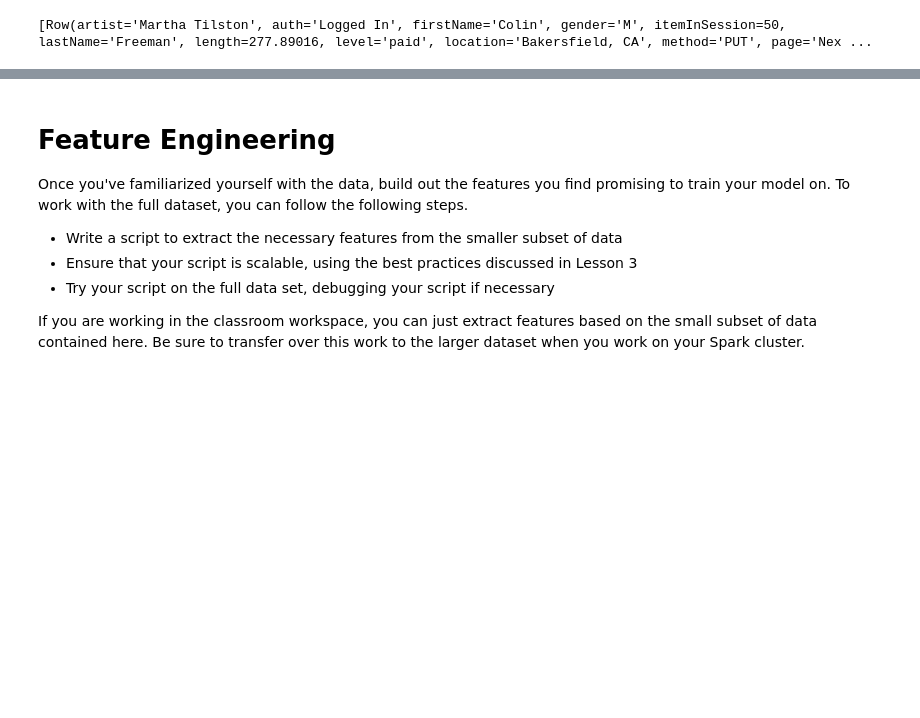
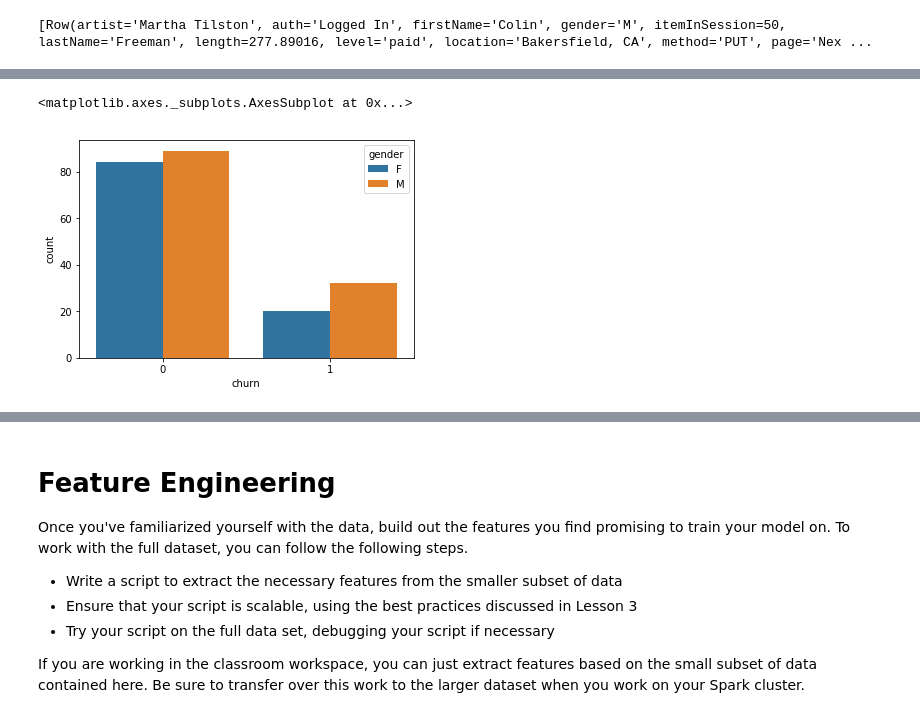
Before and after one commit to paonegri/DSND_Capstone, a Jupyter notebook: Sparkify.ipynb, the cells around one changed output, grey strips where cells are left out. Drawn from its saved outputs; the diff is of its cells as text; code cells hidden in the pictures; blank space fills up the shorter version.

```diff
--- a/Sparkify.ipynb
+++ b/Sparkify.ipynb
@@ -127,10 +110,4 @@ df.filter(df['sessionId']=='').count()
 df_clean = df.filter(df['userId']!='')
-# %%
-#create a user defined function for timestamp
-get_time = udf(lambda x: datetime.datetime.fromtimestamp(x / 1000.0).strftime("%Y-%m-%d %H:%M:%S"))
-
-#apply the udf on the timestamp column
-df_clean = df_clean.withColumn("datetime", get_time(df_clean.ts))
 # %%
 df_clean.take(1)
 # %% [output]
@@ -137,0 +221,4 @@ df_clean.take(1)
+# %%
+# Add a new colum called time to see clearly the timestamp
+get_datetime = udf(lambda x: datetime.datetime.fromtimestamp(x / 1000.0).strftime("%Y-%m-%d %H:%M:%S"))
+df_clean = df_clean.withColumn("datetime", get_datetime(df_clean.ts))
@@ -137,0 +247,7 @@ df_clean.take(1)
+# %%
+# Create a churn column which will contain 1 if the user cancelled, 0 otherwise
+cancellation_event = udf(lambda x: 1 if x == "Cancellation Confirmation" else 0, IntegerType())
+
+df_clean = df_clean.withColumn("churn", cancellation_event('page'))
+windowval = Window.partitionBy("userId").rangeBetween(Window.unboundedPreceding, Window.unboundedFollowing)
+df_clean = df_clean.withColumn("churn",Fsum("churn").over(windowval))
@@ -147,0 +316,5 @@ Once you've defined churn, perform some exploratory data analysis to observe the
+# %%
+# Get churn rates based on Gender
+pd_gender = df_clean.select(['userId','Churn','gender']).\
+drop_duplicates(["userId","churn",'gender']).groupby(["churn","gender"]).count().toPandas()
+pd_gender
@@ -147,0 +327,6 @@ Once you've defined churn, perform some exploratory data analysis to observe the
+# %%
+# Gender churn viz
+sns.barplot(x='churn',y='count',hue='gender',data=pd_gender)
+# %% [output]
+<matplotlib.axes._subplots.AxesSubplot at 0x...>
+[figure, added]
```
Also changed, not shown: parts of 51 cells of this notebook.
